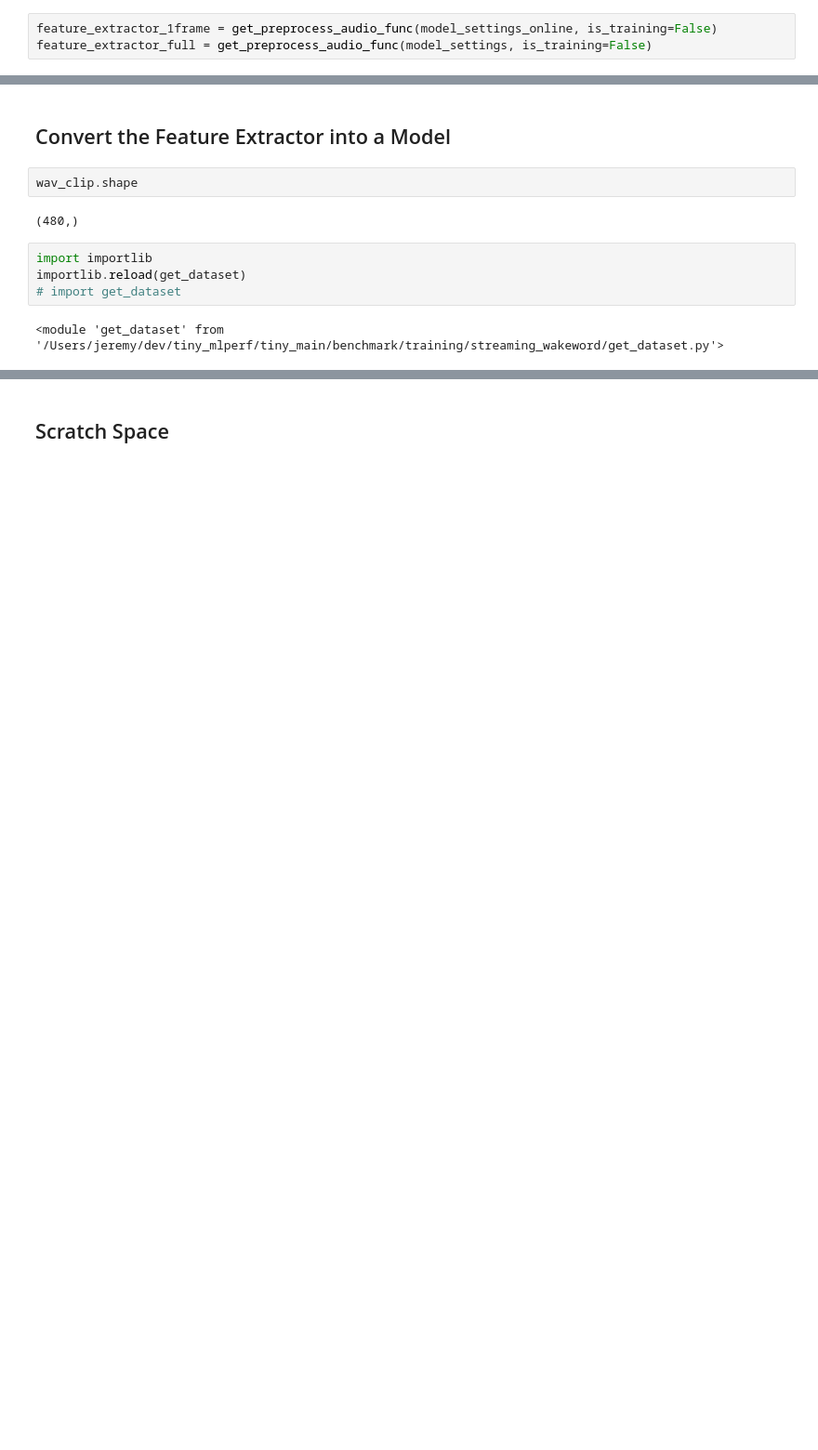
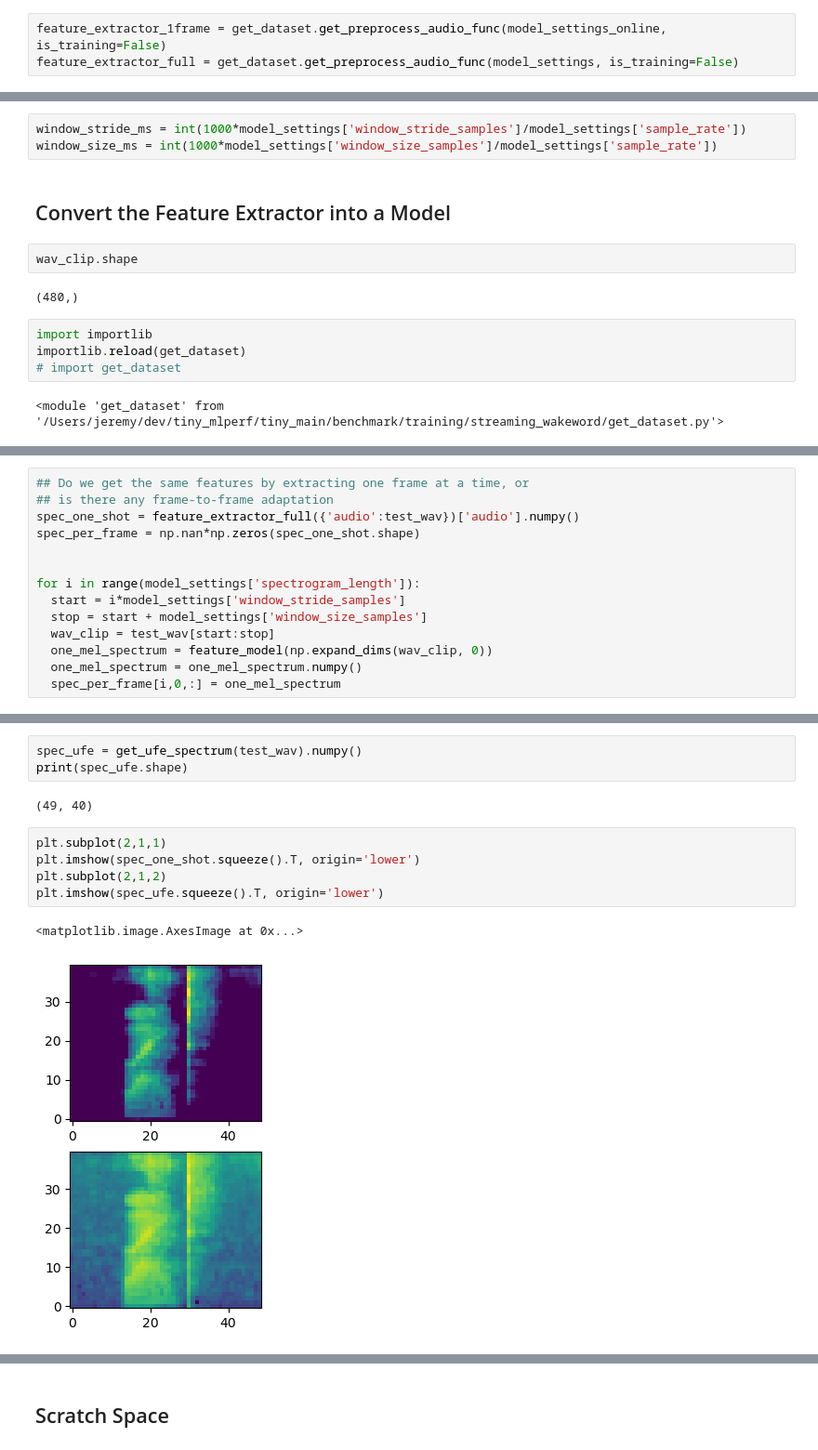
Before and after one commit to mlcommons/tiny, a Jupyter notebook: benchmark/training/streaming_wakeword/tflite_feature_extractor.ipynb, the cells around one changed output, grey strips where cells are left out. Shown: that part at 93% size. Saved outputs shown, nothing was run; the diff lists cells and outputs as text; blank space fills up the shorter version.

Commit message:
working on different options to run the feature extractor on MCU

```diff
--- a/benchmark/training/streaming_wakeword/tflite_feature_extractor.ipynb
+++ b/benchmark/training/streaming_wakeword/tflite_feature_extractor.ipynb
@@ -134,8 +120,8 @@ model_settings_online['desired_samples']    = model_settings_online['window_size
 model_settings_online['spectrogram_length'] = 1
 model_settings_online['fingerprint_size'] = model_settings_online['dct_coefficient_count']
 # %%
-feature_extractor_1frame = get_preprocess_audio_func(model_settings_online, is_training=False)
-feature_extractor_full = get_preprocess_audio_func(model_settings, is_training=False)
+feature_extractor_1frame = get_dataset.get_preprocess_audio_func(model_settings_online, is_training=False)
+feature_extractor_full = get_dataset.get_preprocess_audio_func(model_settings, is_training=False)
 # %%
 x_feats_perf = feature_extractor_full({'audio':test_wav})['audio'].numpy()
 print(x_feats_perf.shape)
@@ -190,6 +173,9 @@ plt.plot(spec_one_shot.squeeze().T[:,:], spec_per_frame.squeeze().T[:,:], '.')
 plt.grid(True)
 # %% [output]
 [figure]
+# %%
+window_stride_ms = int(1000*model_settings['window_stride_samples']/model_settings['sample_rate'])
+window_size_ms = int(1000*model_settings['window_size_samples']/model_settings['sample_rate'])
 # %% [markdown]
 ## Convert the Feature Extractor into a Model
 # %%
@@ -217,0 +277,14 @@ paddings shape[] = (2, 2)
+# %%
+## Do we get the same features by extracting one frame at a time, or
+## is there any frame-to-frame adaptation
+spec_one_shot = feature_extractor_full({'audio':test_wav})['audio'].numpy()
+spec_per_frame = np.nan*np.zeros(spec_one_shot.shape)
+
+
+for i in range(model_settings['spectrogram_length']):
+  start = i*model_settings['window_stride_samples']
+  stop = start + model_settings['window_size_samples']
+  wav_clip = test_wav[start:stop]
+  one_mel_spectrum = feature_model(np.expand_dims(wav_clip, 0))
+  one_mel_spectrum = one_mel_spectrum.numpy()
+  spec_per_frame[i,0,:] = one_mel_spectrum
@@ -217,0 +335,13 @@ paddings shape[] = (2, 2)
+# %%
+spec_ufe = get_ufe_spectrum(test_wav).numpy()
+print(spec_ufe.shape)
+# %% [output]
+(49, 40)
+# %%
+plt.subplot(2,1,1)
+plt.imshow(spec_one_shot.squeeze().T, origin='lower')
+plt.subplot(2,1,2)
+plt.imshow(spec_ufe.squeeze().T, origin='lower')
+# %% [output]
+<matplotlib.image.AxesImage at 0x...>
+[figure, added]
```
Also changed, not shown: parts of 18 cells of this notebook, 3 other files.
